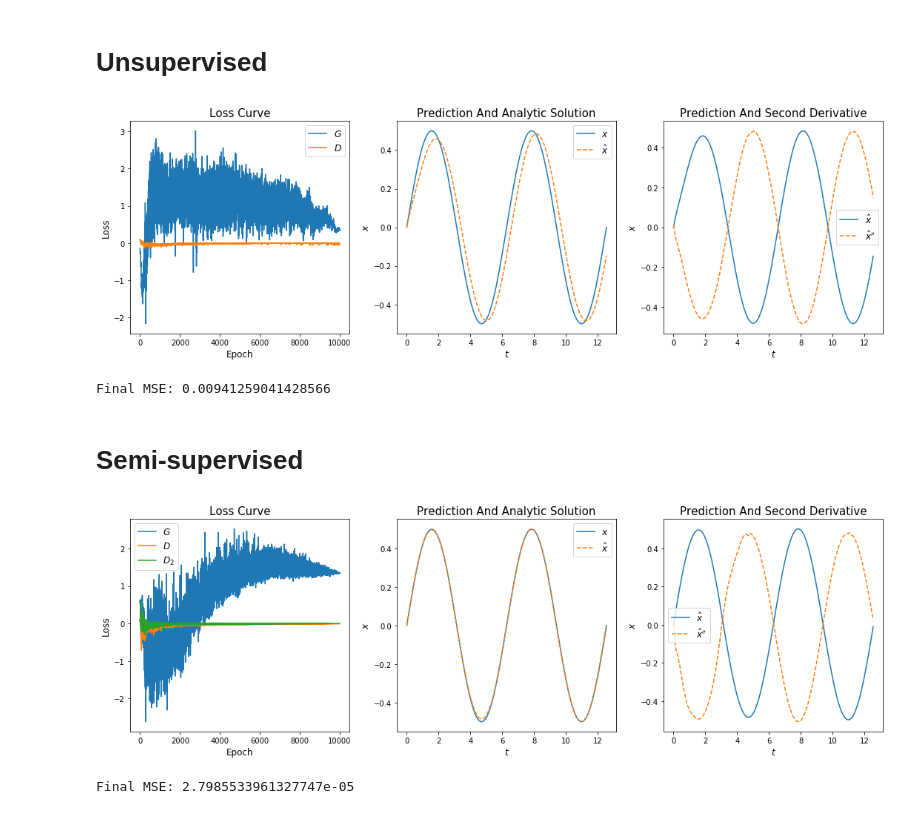
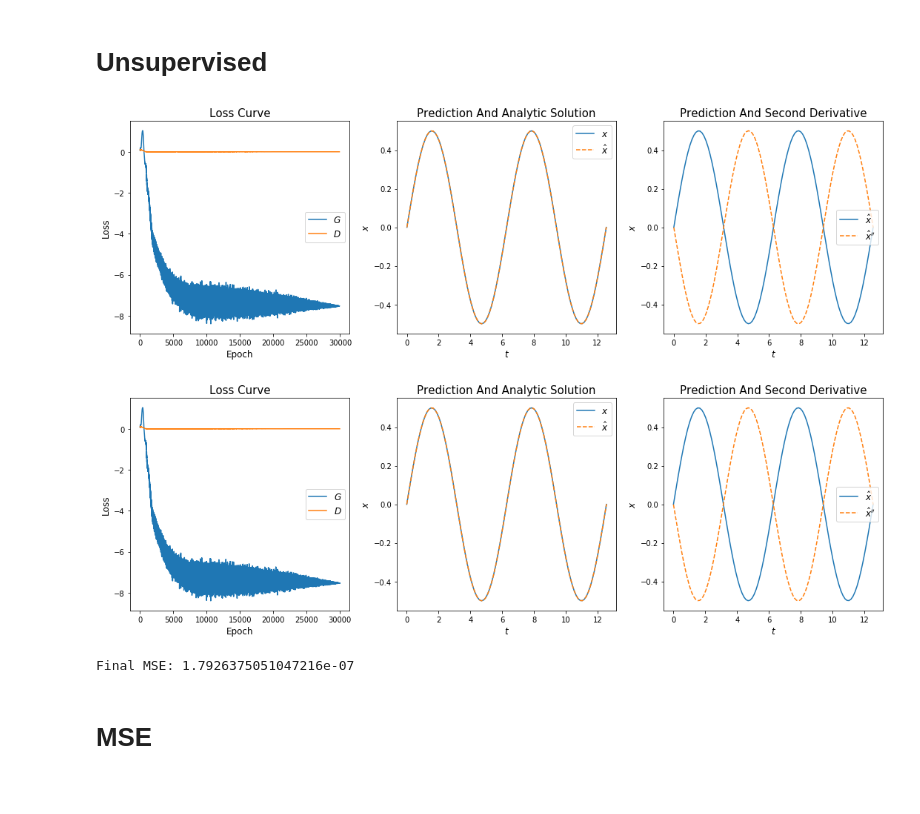
Before and after one commit to dylanrandle/denn, a Jupyter notebook: notebooks/sho/Unsupervised.ipynb, the cells around one changed output. Saved outputs shown, nothing was run; the diff lists cells and outputs as text; code cells hidden in the pictures.

Commit message:
working unsupervised on SHO

```diff
--- a/notebooks/sho/Unsupervised.ipynb
+++ b/notebooks/sho/Unsupervised.ipynb
@@ -6,48 +6,23 @@ import torch.nn as nn
 # Unsupervised
 # %%
 G = Generator(in_dim=1, out_dim=1,
-              n_hidden_units=64,
-              n_hidden_layers=8,
-              activation=nn.Tanh(), # twice diff'able activation
-              output_tan=True,      # true output range should be (-1,1) if True
-              residual=True)
+              n_hidden_units=32,
+              n_hidden_layers=3,
+              activation=nn.Tanh(),
+              output_tan=False,
+              residual=False)
 
 D = Discriminator(in_dim=2, out_dim=1,
-                  n_hidden_units=64,
-                  n_hidden_layers=8,
+                  n_hidden_units=32,
+                  n_hidden_layers=3,
                   activation=nn.Tanh(),
-                  unbounded=True, # true for WGAN
-                  residual=True)
+                  unbounded=True,
+                  residual=False)
 
-res = train_GAN_SHO_unsupervised(G, D, d_lr=2e-4, final_plot=True, num_epochs=10000)
+res = train_GAN_SHO_unsupervised(G, D, d_lr=2e-4, final_plot=True, num_epochs=30000, realtime_plot=True, check_every=100, system_of_ODE=False)
 # %% [output]
-[figure, old version]
+[figure, new version]
+[figure, added]
-Final MSE: 0.00941259041428566
+Final MSE: 1.7926375051047216e-07
-# %% [markdown]
-# Semi-supervised
-# %%
-G = Generator(in_dim=1, out_dim=1,
-              n_hidden_units=64,
-              n_hidden_layers=8,
-              activation=nn.Tanh(), # twice diff'able activation
-              output_tan=True,      # true output range should be (-1,1) if True
-              residual=True)
-
-D = Discriminator(in_dim=2, out_dim=1,
-                  n_hidden_units=64,
-                  n_hidden_layers=8,
-                  activation=nn.Tanh(),
-                  unbounded=True, # true for WGAN
-                  residual=True)
-
-D2 = Discriminator(in_dim=2, out_dim=1,
-                  n_hidden_units=64,
-                  n_hidden_layers=8,
-                  activation=nn.Tanh(),
-                  unbounded=True, # true for WGAN
-                  residual=True)
-
-res = train_GAN_SHO_semisupervised(G, D, D2, d_lr=2e-4, final_plot=True, num_epochs=10000)
-# %% [output]
-[figure, removed]
-Final MSE: 2.7985533961327747e-05
+# %% [markdown]
+# MSE
```
Also changed, not shown: parts of 2 cells of this notebook, 2 other files.
